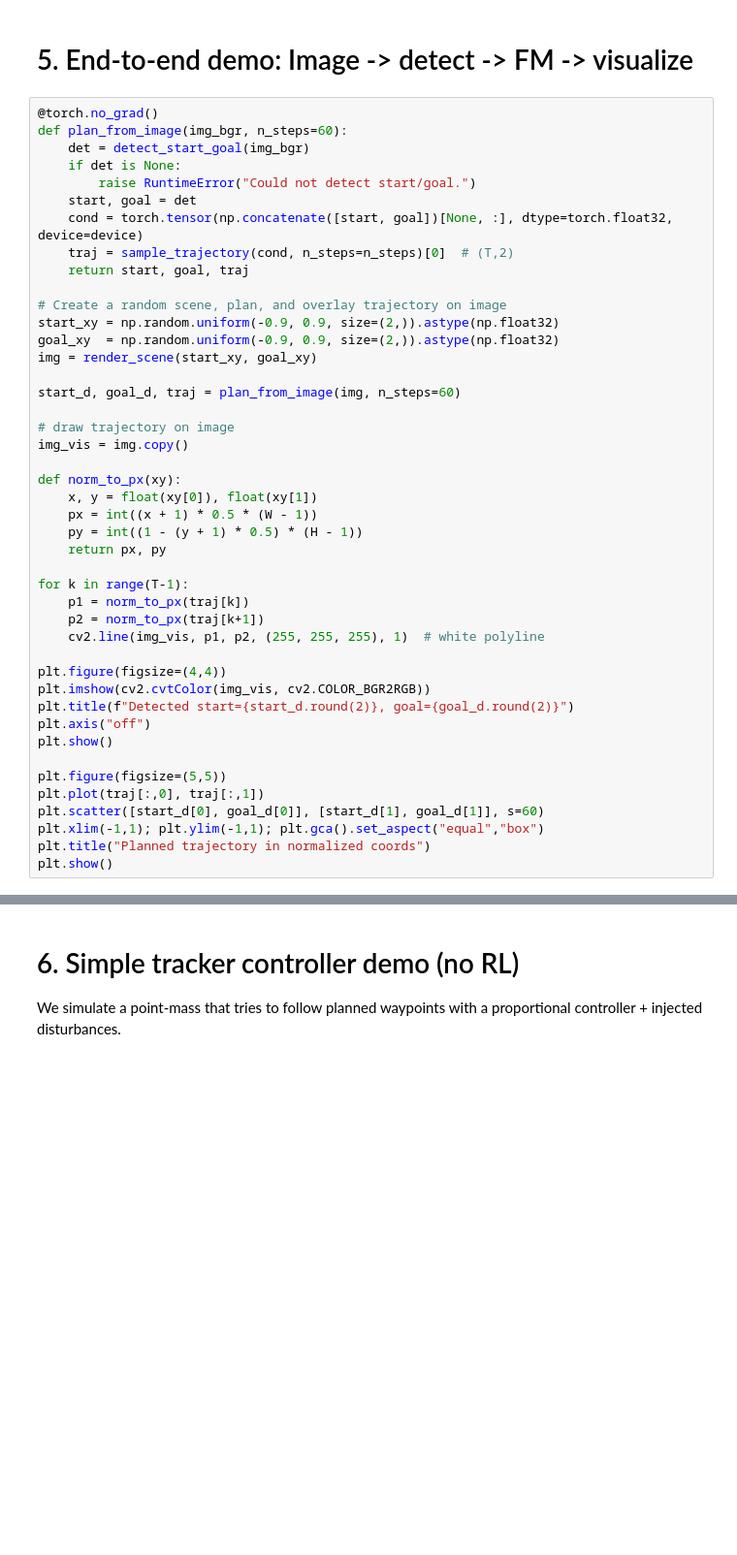
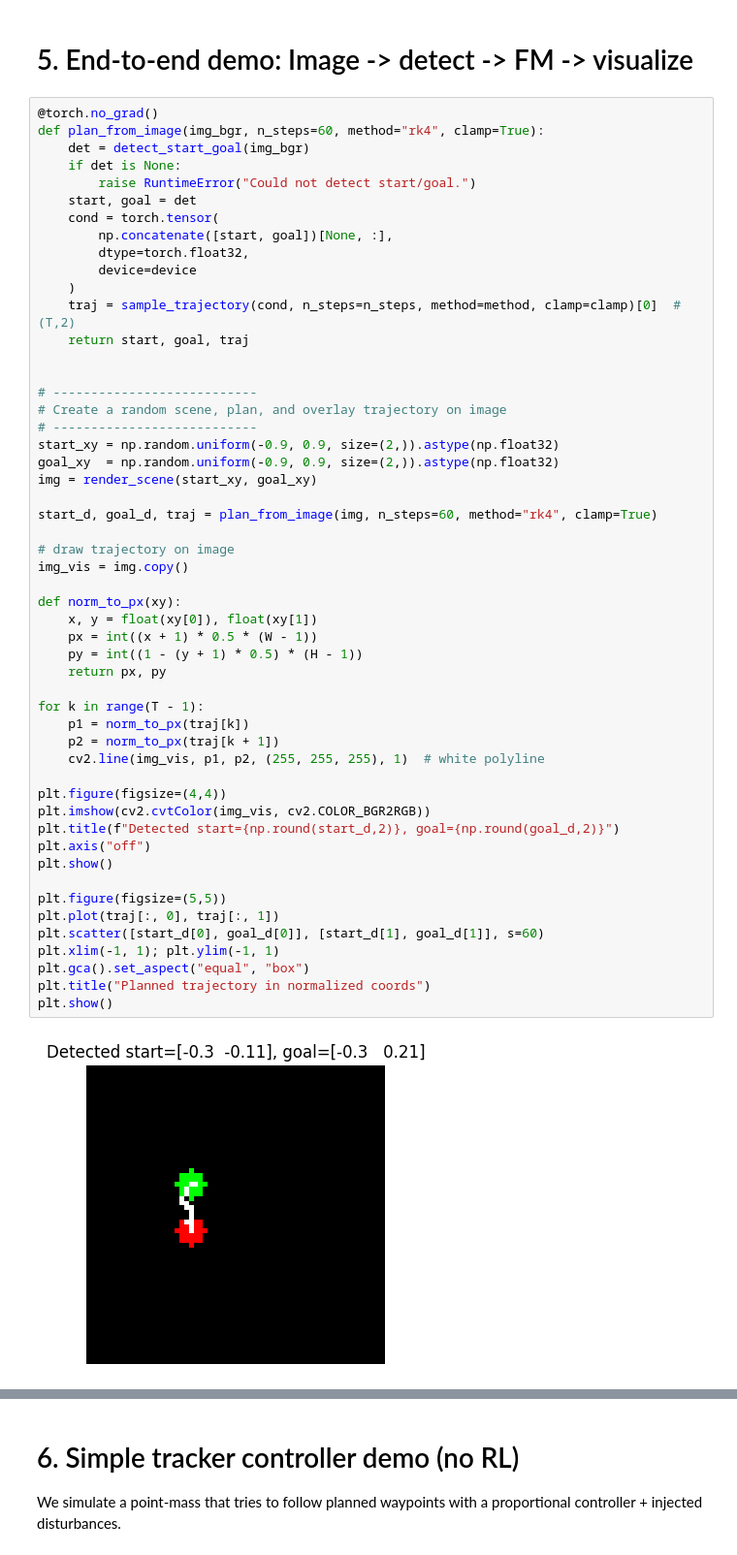
Before and after one commit to Mechanics-Mechatronics-and-Robotics/CV-2026, a Jupyter notebook: Week_04/Week_04_Hands_on_Flow_Matching.ipynb, the cells around one changed output, grey strips where cells are left out. Shown at 97% size. Saved outputs shown, nothing was run; the diff lists cells and outputs as text; blank space fills up the shorter version.

```diff
--- a/Week_04/Week_04_Hands_on_Flow_Matching.ipynb
+++ b/Week_04/Week_04_Hands_on_Flow_Matching.ipynb
@@ -339,45 +429,55 @@ traj_gt[0,:10,0], traj_pred[0,:10,0]
 # 5. End-to-end demo: Image -> detect -> FM -> visualize
 # %%
 @torch.no_grad()
-def plan_from_image(img_bgr, n_steps=60):
+def plan_from_image(img_bgr, n_steps=60, method="rk4", clamp=True):
     det = detect_start_goal(img_bgr)
     if det is None:
         raise RuntimeError("Could not detect start/goal.")
     start, goal = det
-    cond = torch.tensor(np.concatenate([start, goal])[None, :], dtype=torch.float32, device=device)
-    traj = sample_trajectory(cond, n_steps=n_steps)[0]  # (T,2)
+    cond = torch.tensor(
+        np.concatenate([start, goal])[None, :],
+        dtype=torch.float32,
+        device=device
+    )
+    traj = sample_trajectory(cond, n_steps=n_steps, method=method, clamp=clamp)[0]  # (T,2)
     return start, goal, traj
 
+
+# ---------------------------
 # Create a random scene, plan, and overlay trajectory on image
+# ---------------------------
 start_xy = np.random.uniform(-0.9, 0.9, size=(2,)).astype(np.float32)
 goal_xy  = np.random.uniform(-0.9, 0.9, size=(2,)).astype(np.float32)
 img = render_scene(start_xy, goal_xy)
 
-start_d, goal_d, traj = plan_from_image(img, n_steps=60)
+start_d, goal_d, traj = plan_from_image(img, n_steps=60, method="rk4", clamp=True)
 
 # draw trajectory on image
 img_vis = img.copy()
 
 def norm_to_px(xy):
     x, y = float(xy[0]), float(xy[1])
     px = int((x + 1) * 0.5 * (W - 1))
     py = int((1 - (y + 1) * 0.5) * (H - 1))
     return px, py
 
-for k in range(T-1):
+for k in range(T - 1):
     p1 = norm_to_px(traj[k])
-    p2 = norm_to_px(traj[k+1])
+    p2 = norm_to_px(traj[k + 1])
     cv2.line(img_vis, p1, p2, (255, 255, 255), 1)  # white polyline
 
 plt.figure(figsize=(4,4))
 plt.imshow(cv2.cvtColor(img_vis, cv2.COLOR_BGR2RGB))
-plt.title(f"Detected start={start_d.round(2)}, goal={goal_d.round(2)}")
+plt.title(f"Detected start={np.round(start_d,2)}, goal={np.round(goal_d,2)}")
 plt.axis("off")
 plt.show()
 
 plt.figure(figsize=(5,5))
-plt.plot(traj[:,0], traj[:,1])
+plt.plot(traj[:, 0], traj[:, 1])
 plt.scatter([start_d[0], goal_d[0]], [start_d[1], goal_d[1]], s=60)
-plt.xlim(-1,1); plt.ylim(-1,1); plt.gca().set_aspect("equal","box")
+plt.xlim(-1, 1); plt.ylim(-1, 1)
+plt.gca().set_aspect("equal", "box")
 plt.title("Planned trajectory in normalized coords")
 plt.show()
+# %% [output]
+[figure, added]
```
Also changed, not shown: parts of 11 cells of this notebook.
